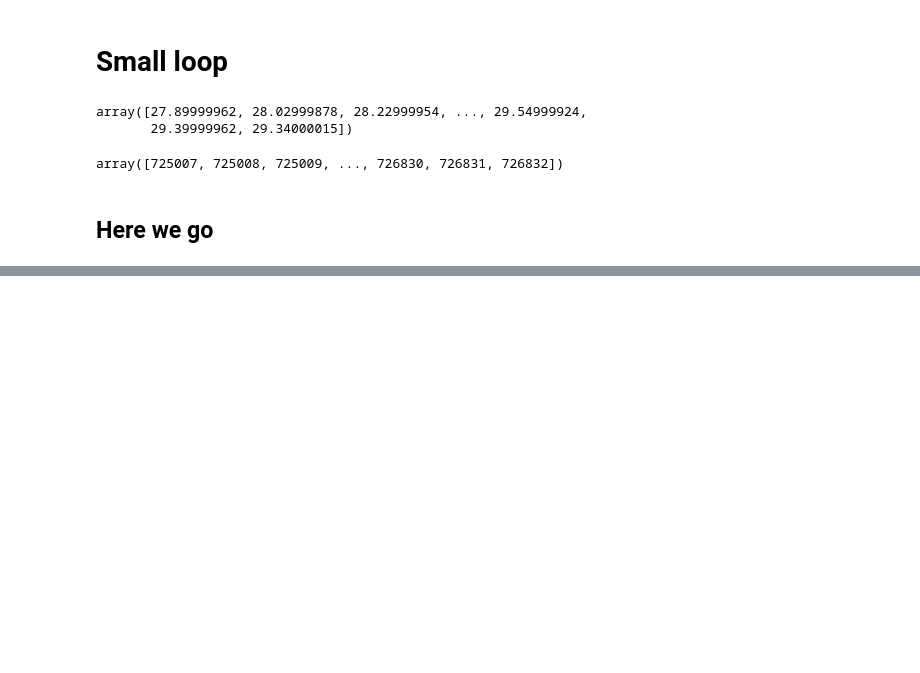
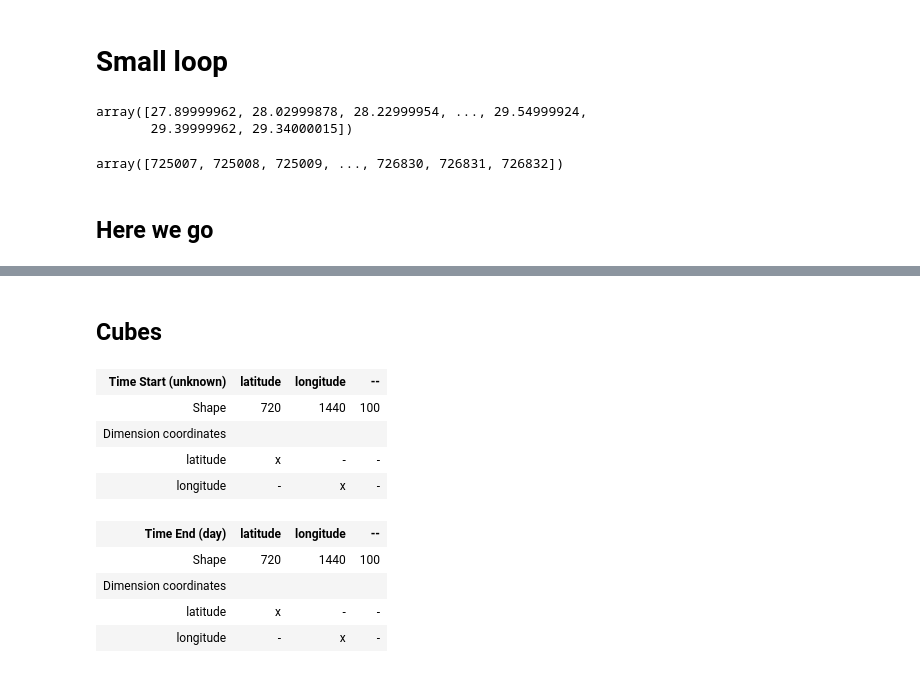
Before and after one commit to profxj/mhw_analysis, a Jupyter notebook: doc/nb/Build_MHWs.ipynb, the cells around one changed output, grey strips where cells are left out. Cells and saved outputs as stored; diff of their text form; code cells hidden in the pictures; blank space fills up the shorter version.

```diff
--- a/doc/nb/Build_MHWs.ipynb
+++ b/doc/nb/Build_MHWs.ipynb
@@ -262,0 +361,16 @@ lat=0.875, lon=180.625, nevent=12
+# %% [markdown]
+## Cubes
+# %%
+cubes = iris.cube.CubeList([cube_time_start, cube_time_end])
+cubes
+# %% [output]
+| Time Start (unknown) | latitude | longitude | -- |
+| Shape | 720 | 1440 | 100 |
+| Dimension coordinates |  |  |  |
+| latitude | x | - | - |
+| longitude | - | x | - |
+| Time End (day) | latitude | longitude | -- |
+| Shape | 720 | 1440 | 100 |
+| Dimension coordinates |  |  |  |
+| latitude | x | - | - |
+| longitude | - | x | - |
```
Also changed, not shown: parts of 24 cells of this notebook.
